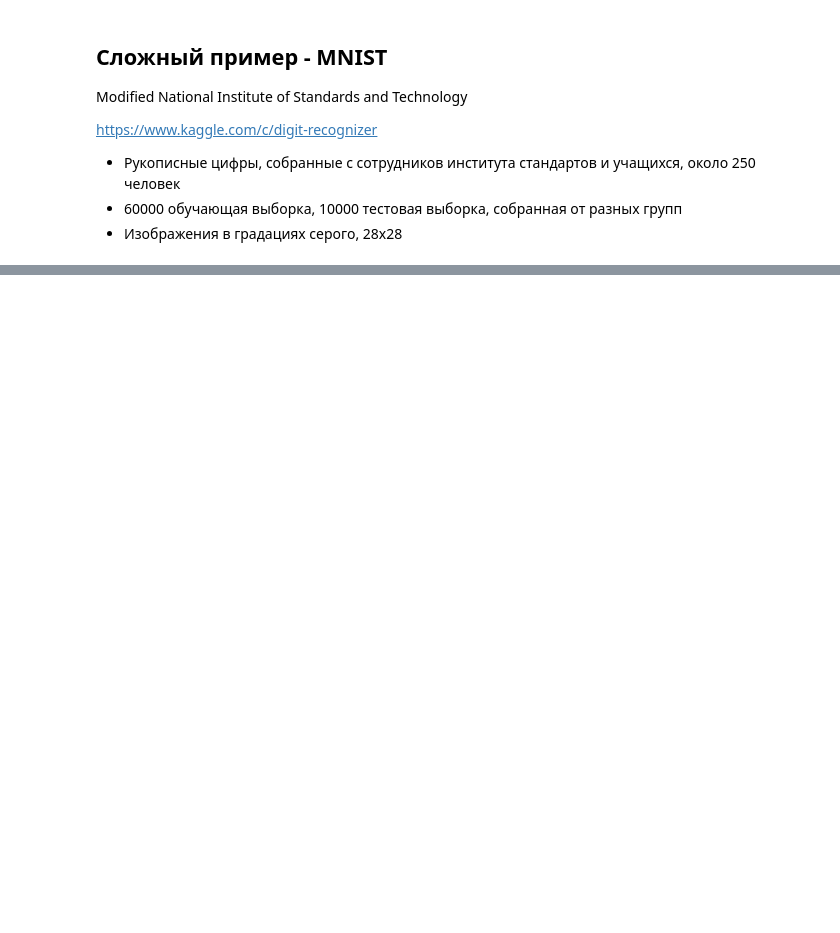
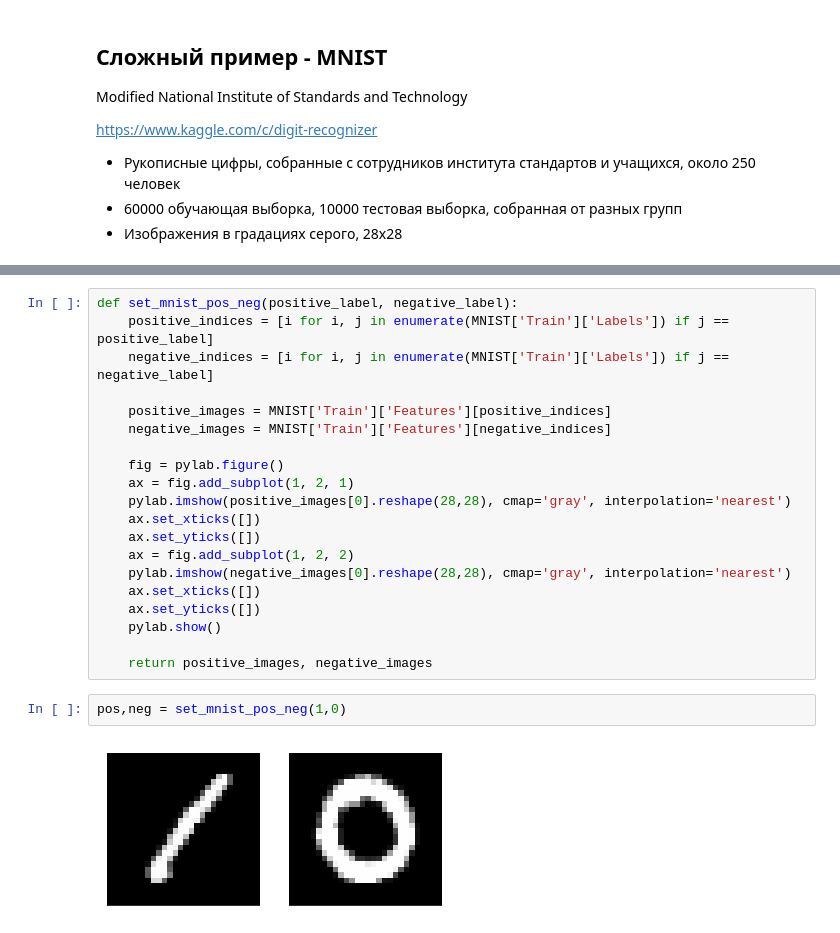
Before and after one commit to shwars/NeuroWorkshop, a Jupyter notebook: Notebooks/Perceptrons.ipynb, the cells around one changed output, grey strips where cells are left out. Drawn from its saved outputs; the diff is of its cells as text; blank space fills up the shorter version.

```diff
--- a/Notebooks/Perceptrons.ipynb
+++ b/Notebooks/Perceptrons.ipynb
@@ -285,0 +342,24 @@ https://www.kaggle.com/c/digit-recognizer
+# %%
+def set_mnist_pos_neg(positive_label, negative_label):
+    positive_indices = [i for i, j in enumerate(MNIST['Train']['Labels']) if j == positive_label]
+    negative_indices = [i for i, j in enumerate(MNIST['Train']['Labels']) if j == negative_label]
+
+    positive_images = MNIST['Train']['Features'][positive_indices]
+    negative_images = MNIST['Train']['Features'][negative_indices]
+
+    fig = pylab.figure()
+    ax = fig.add_subplot(1, 2, 1)
+    pylab.imshow(positive_images[0].reshape(28,28), cmap='gray', interpolation='nearest')
+    ax.set_xticks([])
+    ax.set_yticks([])
+    ax = fig.add_subplot(1, 2, 2)
+    pylab.imshow(negative_images[0].reshape(28,28), cmap='gray', interpolation='nearest')
+    ax.set_xticks([])
+    ax.set_yticks([])
+    pylab.show()
+
+    return positive_images, negative_images
+# %%
+pos,neg = set_mnist_pos_neg(1,0)
+# %% [output]
+[figure, added]
```
Also changed, not shown: parts of 19 cells of this notebook, 8 other files.
